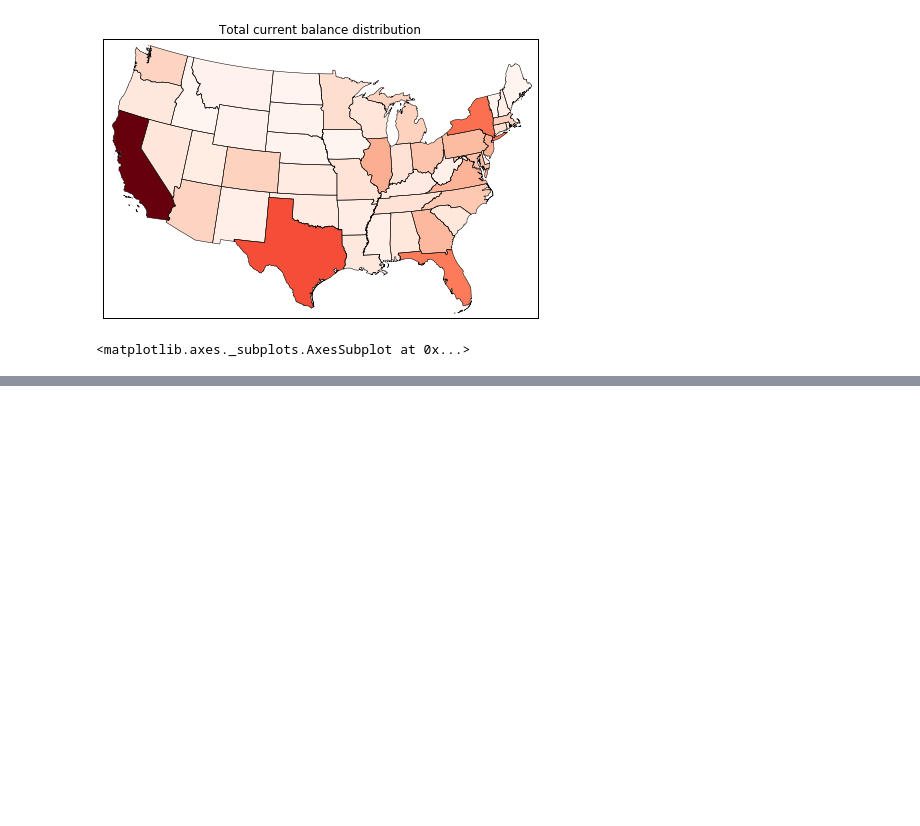
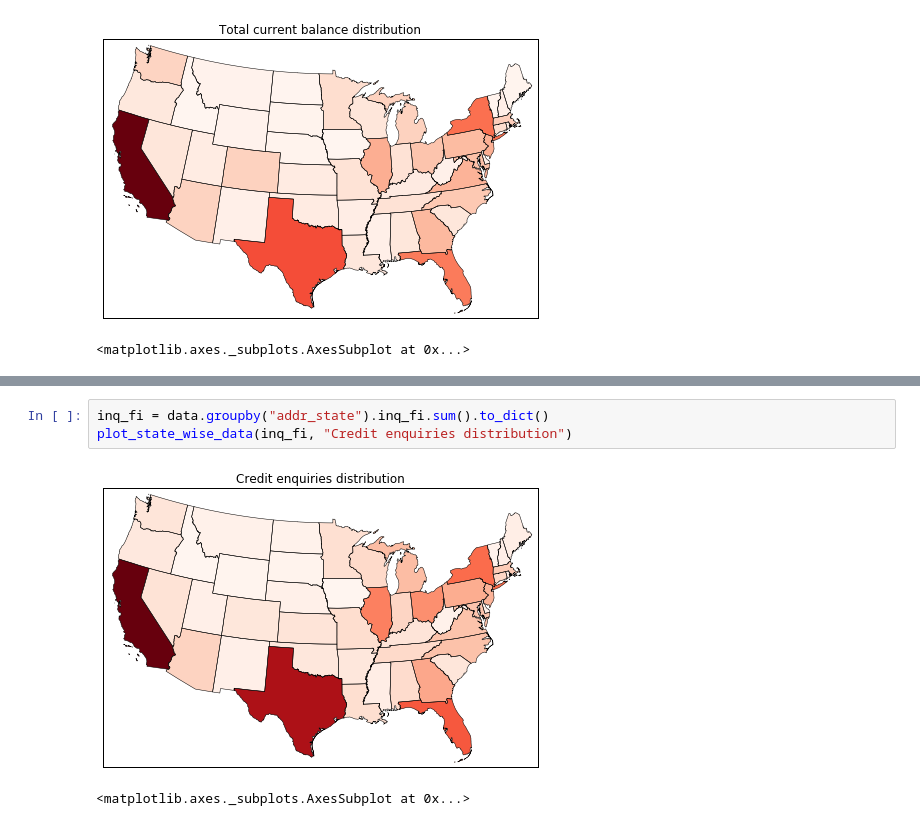
Before and after one commit to ankitagarwal/cs109a, a Jupyter notebook: base_notebook.ipynb, the cells around one changed output, grey strips where cells are left out. Saved outputs shown, nothing was run; the diff lists cells and outputs as text; blank space fills up the shorter version.

Commit message:
More statewise plots

```diff
--- a/base_notebook.ipynb
+++ b/base_notebook.ipynb
@@ -747,0 +751,6 @@ plot_state_wise_data(total_acc, "Open account distribution")
+# %%
+inq_fi = data.groupby("addr_state").inq_fi.sum().to_dict()
+plot_state_wise_data(inq_fi, "Credit enquiries distribution")
+# %% [output]
+[figure, added]
+<matplotlib.axes._subplots.AxesSubplot at 0x...>
```
Also changed, not shown: parts of 2 cells of this notebook.
